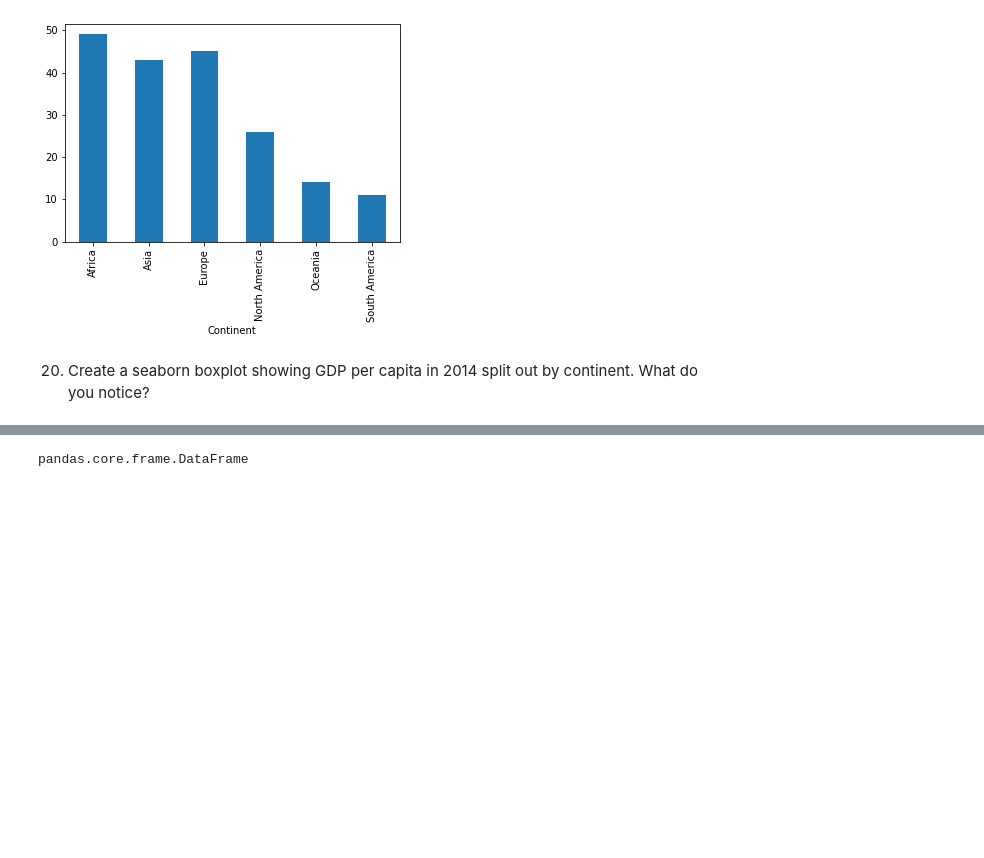
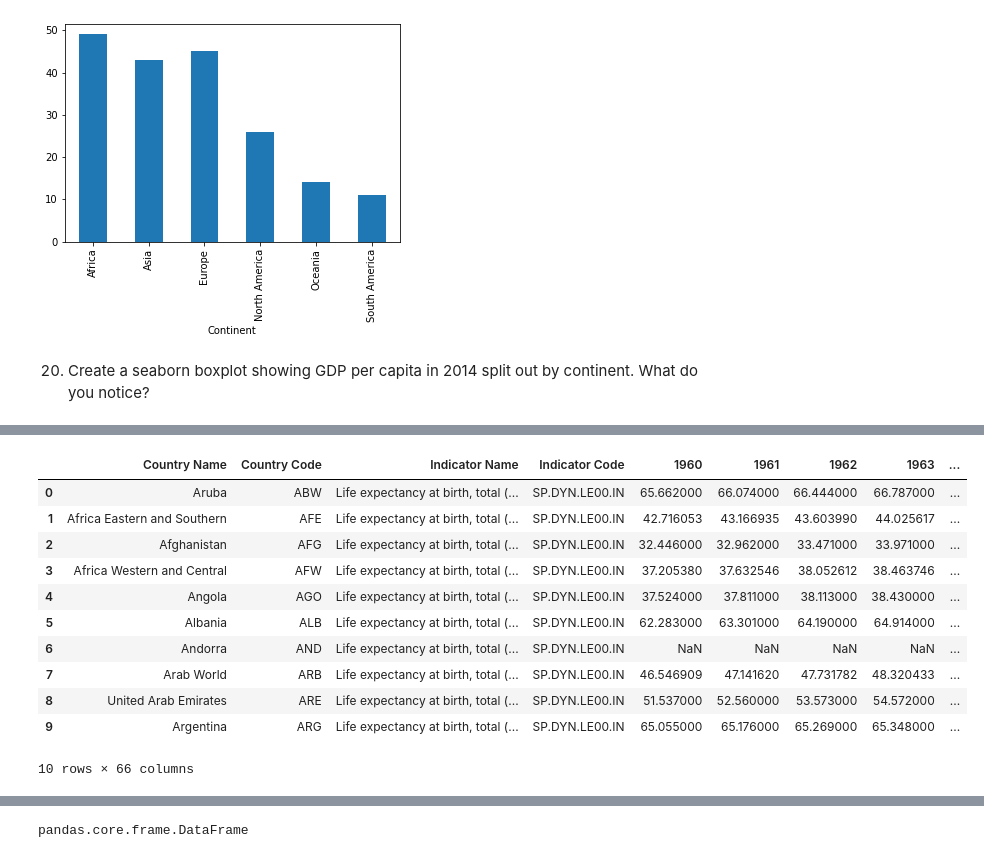
Before and after one commit to nss-data-science-cohort-6/un_data_question-jeffreyreeve, a Jupyter notebook: notebooks/UN_Data_Exploration.ipynb, the cells around one changed output, grey strips where cells are left out. Drawn from its saved outputs; the diff is of its cells as text; code cells hidden in the pictures; blank space fills up the shorter version.

```diff
--- a/notebooks/UN_Data_Exploration.ipynb
+++ b/notebooks/UN_Data_Exploration.ipynb
@@ -273,0 +311,15 @@ GDP_2014_by_Continent = gdp_df[gdp_df.Year.isin(['2014'])]
+# %%
+life_expectancy.head(10)
+# %% [output]
+|  | Country Name | Country Code | Indicator Name | Indicator Code | 1960 | 1961 | 1962 | 1963 | ... |
+| 0 | Aruba | ABW | Life expectancy at birth, total (... | SP.DYN.LE00.IN | 65.662000 | 66.074000 | 66.444000 | 66.787000 | ... |
+| 1 | Africa Eastern and Southern | AFE | Life expectancy at birth, total (... | SP.DYN.LE00.IN | 42.716053 | 43.166935 | 43.603990 | 44.025617 | ... |
+| 2 | Afghanistan | AFG | Life expectancy at birth, total (... | SP.DYN.LE00.IN | 32.446000 | 32.962000 | 33.471000 | 33.971000 | ... |
+| 3 | Africa Western and Central | AFW | Life expectancy at birth, total (... | SP.DYN.LE00.IN | 37.205380 | 37.632546 | 38.052612 | 38.463746 | ... |
+| 4 | Angola | AGO | Life expectancy at birth, total (... | SP.DYN.LE00.IN | 37.524000 | 37.811000 | 38.113000 | 38.430000 | ... |
+| 5 | Albania | ALB | Life expectancy at birth, total (... | SP.DYN.LE00.IN | 62.283000 | 63.301000 | 64.190000 | 64.914000 | ... |
+| 6 | Andorra | AND | Life expectancy at birth, total (... | SP.DYN.LE00.IN | NaN | NaN | NaN | NaN | ... |
+| 7 | Arab World | ARB | Life expectancy at birth, total (... | SP.DYN.LE00.IN | 46.546909 | 47.141620 | 47.731782 | 48.320433 | ... |
+| 8 | United Arab Emirates | ARE | Life expectancy at birth, total (... | SP.DYN.LE00.IN | 51.537000 | 52.560000 | 53.573000 | 54.572000 | ... |
+| 9 | Argentina | ARG | Life expectancy at birth, total (... | SP.DYN.LE00.IN | 65.055000 | 65.176000 | 65.269000 | 65.348000 | ... |
+10 rows × 66 columns
```
Also changed, not shown: parts of 33 cells of this notebook.
